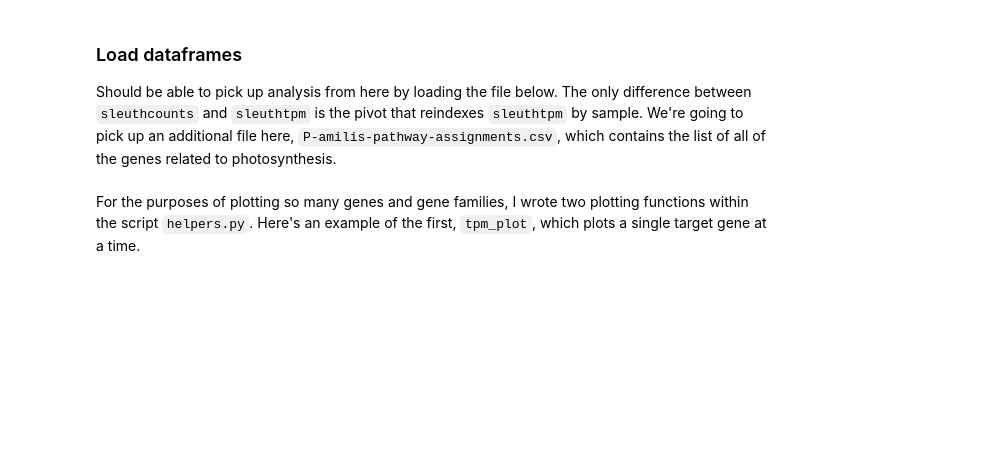
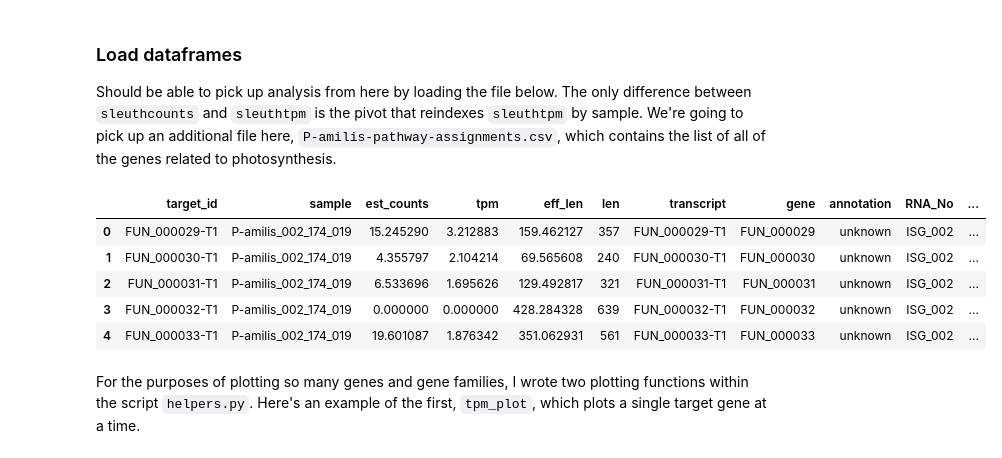
Before and after one commit to isgilman/Portulaca-coexpression, a Jupyter notebook: Notebooks/Abundance-plotting.ipynb, the cells around one changed output. Drawn from its saved outputs; the diff is of its cells as text; code cells hidden in the pictures; blank space fills up the shorter version.

```diff
--- a/Notebooks/Abundance-plotting.ipynb
+++ b/Notebooks/Abundance-plotting.ipynb
@@ -214,6 +217,15 @@ Should be able to pick up analysis from here by loading the file below. The only
 sleuthcounts = pd.read_csv("../Abundance-analysis/sleuth/P-amilis-TPM-with-metadata.csv", index_col=0)
 sleuth_dge = pd.read_csv("../Abundance-analysis/sleuth/P-amilis-sleuth-DEgenes.csv", index_col=0)
 amilisPathways = pd.read_csv('../InDepth-Annotation-Pipeline/P-amilis-pathway-assignments.csv')
+# %%
+sleuthcounts.head()
+# %% [output]
+|  | target_id | sample | est_counts | tpm | eff_len | len | transcript | gene | annotation | RNA_No | ... |
+| 0 | FUN_000029-T1 | P-amilis_002_174_019 | 15.245290 | 3.212883 | 159.462127 | 357 | FUN_000029-T1 | FUN_000029 | unknown | ISG_002 | ... |
+| 1 | FUN_000030-T1 | P-amilis_002_174_019 | 4.355797 | 2.104214 | 69.565608 | 240 | FUN_000030-T1 | FUN_000030 | unknown | ISG_002 | ... |
+| 2 | FUN_000031-T1 | P-amilis_002_174_019 | 6.533696 | 1.695626 | 129.492817 | 321 | FUN_000031-T1 | FUN_000031 | unknown | ISG_002 | ... |
+| 3 | FUN_000032-T1 | P-amilis_002_174_019 | 0.000000 | 0.000000 | 428.284328 | 639 | FUN_000032-T1 | FUN_000032 | unknown | ISG_002 | ... |
+| 4 | FUN_000033-T1 | P-amilis_002_174_019 | 19.601087 | 1.876342 | 351.062931 | 561 | FUN_000033-T1 | FUN_000033 | unknown | ISG_002 | ... |
 # %% [markdown]
 For the purposes of plotting so many genes and gene families, I wrote two plotting functions within the script `helpers.py`. Here's an example of the first, `tpm_plot`, which plots a single target gene at a time.
 # %%
```
Also changed, not shown: parts of 10 cells of this notebook, 3 other files.
